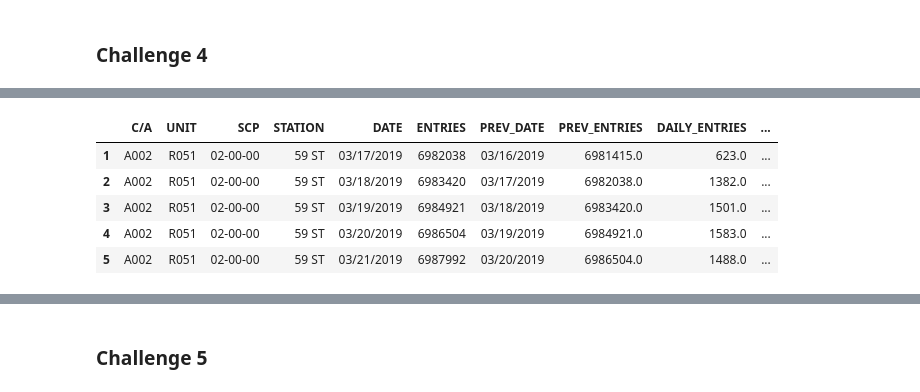
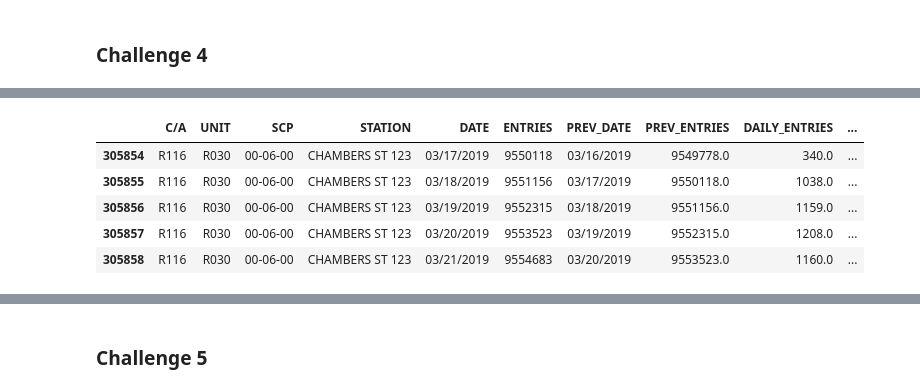
Before and after one commit to njaffe/Volunteer_placement_linear_regression, a Jupyter notebook: Clean_code_project_1.ipynb, the cells around one changed output, grey strips where cells are left out. Cells and saved outputs as stored; diff of their text form; code cells hidden in the pictures.

```diff
--- a/Clean_code_project_1.ipynb
+++ b/Clean_code_project_1.ipynb
@@ -33,6 +49,6 @@ Not doing this for now...
 # %%
-# mta_df['STATION'] = mta_df['STATION'] + '  ' + mta_df['LINENAME']
+mta_df['STATION'] = mta_df['STATION'] + ' ' + mta_df['LINENAME']
 
-# mta_df['STATION'] = [name.strip() for name in mta_df['STATION']]
+mta_df['STATION'] = [name.strip() for name in mta_df['STATION']]
 
-# mta_df.head()
+mta_df.head()
@@ -41,16 +61,0 @@ Not doing this for now...
-# %%
-df_23_ST = mta_df[mta_df['STATION'] == '23 ST']
-
-# adding line names to 23rd st station
-
-df_23_ST['STATION'] = df_23_ST['STATION'] + '  ' + df_23_ST['LINENAME']
-
-# All the other stations
-
-filt_NOT_23ST = mta_df.loc[mta_df['STATION'] != '23 ST']
-filt_NOT_23ST
-
-# Putting the two back together
-
-mta_df = pd.concat([filt_NOT_23ST, df_23_ST])
-mta_df.head()
@@ -389,20 +362,18 @@ Name: TURNSTILE, Length: 4907, dtype: int64
 # %%
 # Getting a single turnstile
 
-mask = mta_daily['TURNSTILE'] == 'A002 R051 02-00-00 59 ST' # does not work with station names being station+line
-
-# mask = mta_daily['TURNSTILE']=='R116 R030 00-06-00 CHAMBERS ST  123'  # use this if organizing by station+line
+mask = mta_daily['TURNSTILE']=='R116 R030 00-06-00 CHAMBERS ST 123'  # use this if organizing by station+line
 
 one_turn = mta_daily[mask]
 
 one_turn.head()
 # %% [output]
 |  | C/A | UNIT | SCP | STATION | DATE | ENTRIES | PREV_DATE | PREV_ENTRIES | DAILY_ENTRIES | ... |
-| 1 | A002 | R051 | 02-00-00 | 59 ST | 03/17/2019 | 6982038 | 03/16/2019 | 6981415.0 | 623.0 | ... |
-| 2 | A002 | R051 | 02-00-00 | 59 ST | 03/18/2019 | 6983420 | 03/17/2019 | 6982038.0 | 1382.0 | ... |
-| 3 | A002 | R051 | 02-00-00 | 59 ST | 03/19/2019 | 6984921 | 03/18/2019 | 6983420.0 | 1501.0 | ... |
-| 4 | A002 | R051 | 02-00-00 | 59 ST | 03/20/2019 | 6986504 | 03/19/2019 | 6984921.0 | 1583.0 | ... |
-| 5 | A002 | R051 | 02-00-00 | 59 ST | 03/21/2019 | 6987992 | 03/20/2019 | 6986504.0 | 1488.0 | ... |
+| 305854 | R116 | R030 | 00-06-00 | CHAMBERS ST 123 | 03/17/2019 | 9550118 | 03/16/2019 | 9549778.0 | 340.0 | ... |
+| 305855 | R116 | R030 | 00-06-00 | CHAMBERS ST 123 | 03/18/2019 | 9551156 | 03/17/2019 | 9550118.0 | 1038.0 | ... |
+| 305856 | R116 | R030 | 00-06-00 | CHAMBERS ST 123 | 03/19/2019 | 9552315 | 03/18/2019 | 9551156.0 | 1159.0 | ... |
+| 305857 | R116 | R030 | 00-06-00 | CHAMBERS ST 123 | 03/20/2019 | 9553523 | 03/19/2019 | 9552315.0 | 1208.0 | ... |
+| 305858 | R116 | R030 | 00-06-00 | CHAMBERS ST 123 | 03/21/2019 | 9554683 | 03/20/2019 | 9553523.0 | 1160.0 | ... |
 # %%
 # Making new grouped frame by day
 
```
Also changed, not shown: parts of 60 cells of this notebook, 4 other files.
